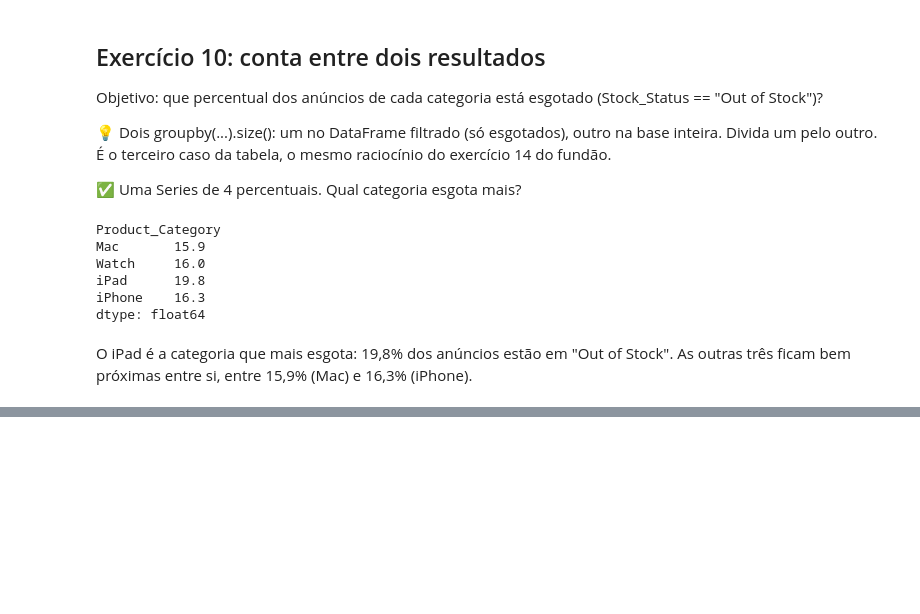
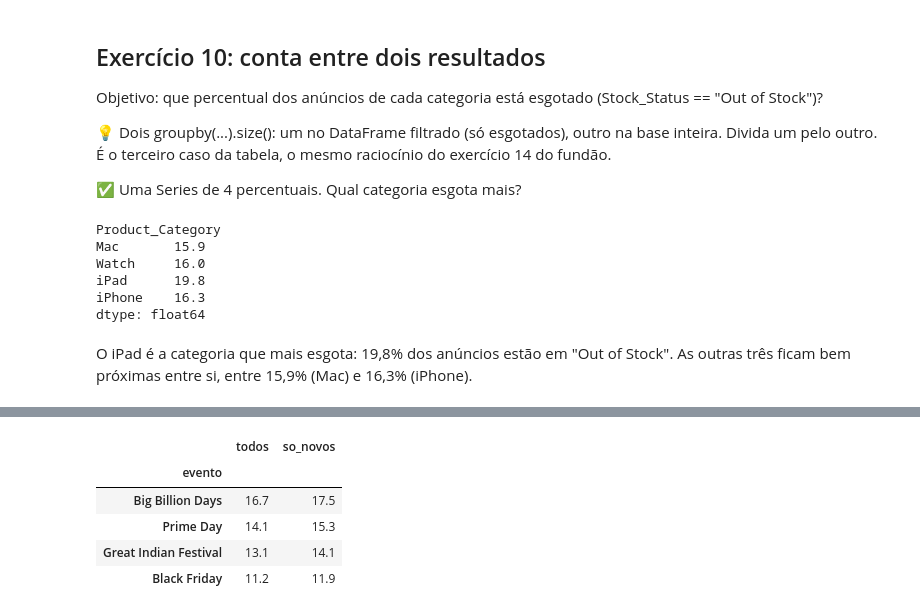
Before and after one commit to RafaelsBahr/pandas-groupby, a Jupyter notebook: notebooks/groupby_apple.ipynb, the cells around one changed output, grey strips where cells are left out. Drawn from its saved outputs; the diff is of its cells as text; code cells hidden in the pictures; blank space fills up the shorter version.

```diff
--- a/notebooks/groupby_apple.ipynb
+++ b/notebooks/groupby_apple.ipynb
@@ -322,0 +342,3 @@ O iPad é a categoria que mais esgota: 19,8% dos anúncios estão em "Out of Sto
+# %%
+media_todos = df_apple.groupby("evento")["Discount_Pct"].mean().round(1).sort_values(ascending=False)
+media_todos
@@ -322,0 +353,4 @@ O iPad é a categoria que mais esgota: 19,8% dos anúncios estão em "Out of Sto
+# %%
+desconto_sem_evento = media_todos["Sem evento"]
+diferenca_todos = media_todos - desconto_sem_evento
+diferenca_todos
@@ -322,0 +391,5 @@ O iPad é a categoria que mais esgota: 19,8% dos anúncios estão em "Out of Sto
+# %%
+filtro_novos = df_apple["Condition"] == "New"
+df_novos = df_apple[filtro_novos]
+media_novos = df_novos.groupby("evento")["Discount_Pct"].mean().round(1).sort_values(ascending=False)
+media_novos
@@ -322,0 +404,4 @@ O iPad é a categoria que mais esgota: 19,8% dos anúncios estão em "Out of Sto
+# %%
+novos_sem_evento = media_novos["Sem evento"]
+diferenca_novos = media_novos - novos_sem_evento
+diferenca_novos
@@ -322,0 +426,14 @@ O iPad é a categoria que mais esgota: 19,8% dos anúncios estão em "Out of Sto
+# %%
+df_eventos_vs_todos  = pd.DataFrame({"todos": diferenca_todos,
+                              "so_novos": diferenca_novos,
+})
+mascara = df_eventos_vs_todos.index != "Sem evento"
+df_so_eventos = df_eventos_vs_todos[mascara]
+df_so_eventos
+# %% [output]
+|  | todos | so_novos |
+| evento |  |  |
+| Big Billion Days | 16.7 | 17.5 |
+| Prime Day | 14.1 | 15.3 |
+| Great Indian Festival | 13.1 | 14.1 |
+| Black Friday | 11.2 | 11.9 |
```
Also changed, not shown: parts of 21 cells of this notebook, 4 other files.
